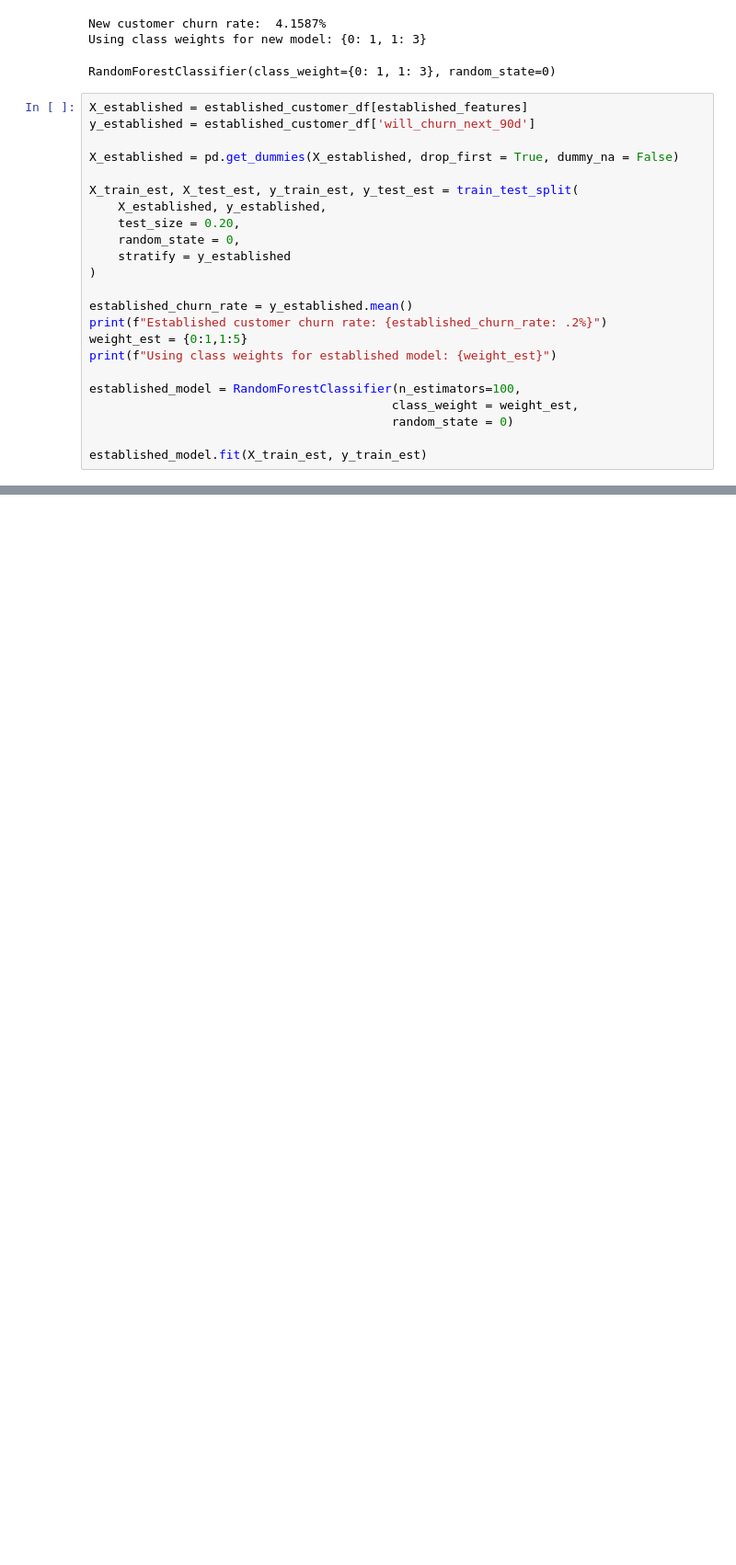
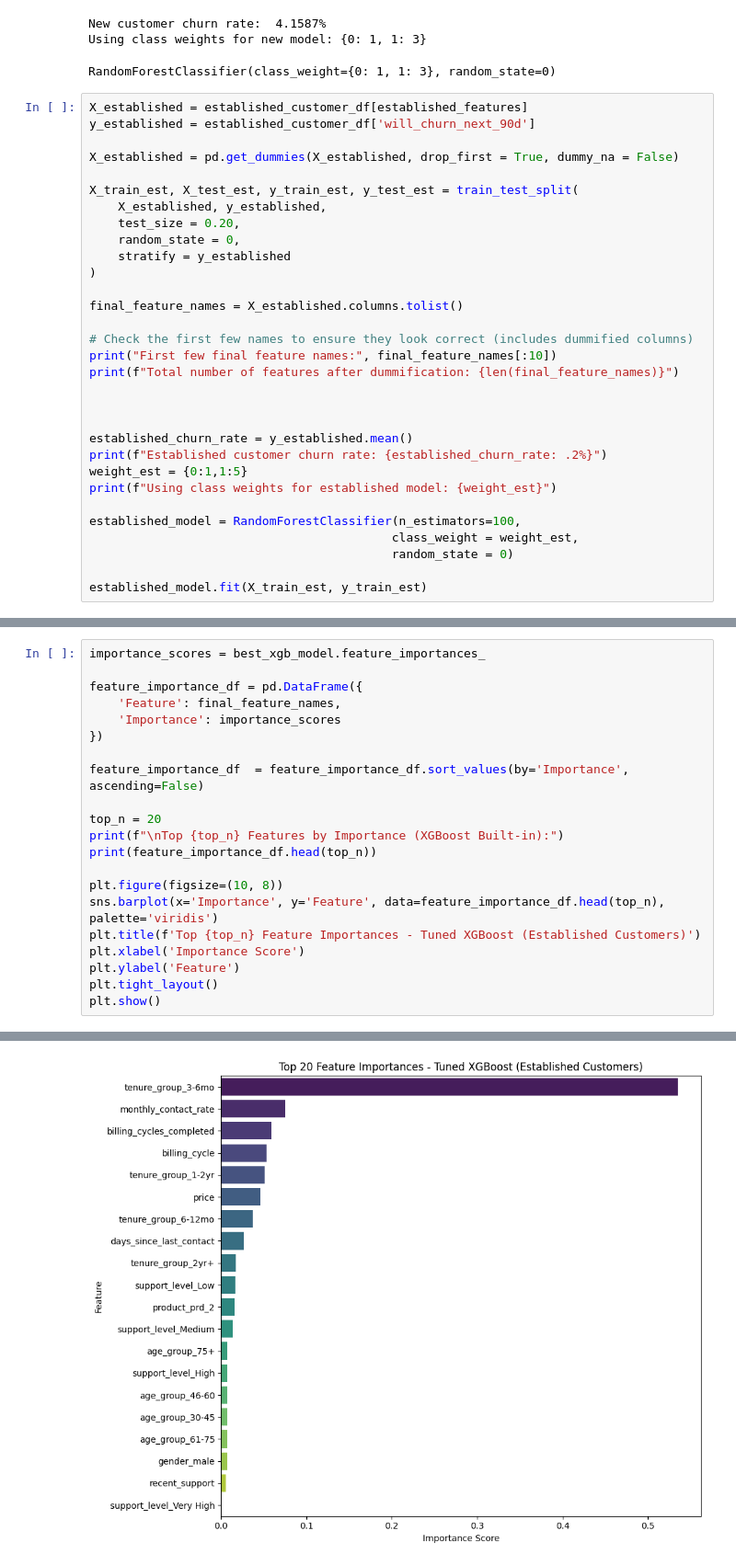
Before and after one commit to SarmadC/Churn-Prediction, a Jupyter notebook: churn-prediction.ipynb, the cells around one changed output, grey strips where cells are left out. Shown: that part at 92% size. Drawn from its saved outputs; the diff is of its cells as text; blank space fills up the shorter version.

```diff
--- a/churn-prediction.ipynb
+++ b/churn-prediction.ipynb
@@ -548,6 +550,14 @@ X_train_est, X_test_est, y_train_est, y_test_est = train_test_split(
     stratify = y_established
 )
 
+final_feature_names = X_established.columns.tolist()
+
+# Check the first few names to ensure they look correct (includes dummified columns)
+print("First few final feature names:", final_feature_names[:10])
+print(f"Total number of features after dummification: {len(final_feature_names)}")
+
+
+
 established_churn_rate = y_established.mean()
 print(f"Established customer churn rate: {established_churn_rate: .2%}")
 weight_est = {0:1,1:5}
@@ -695,0 +798,22 @@ Precision-Recall Curve AUC (PRC AUC): 0.4760
+# %%
+importance_scores = best_xgb_model.feature_importances_
+
+feature_importance_df = pd.DataFrame({
+    'Feature': final_feature_names,
+    'Importance': importance_scores
+})
+
+feature_importance_df  = feature_importance_df.sort_values(by='Importance', ascending=False)
+
+top_n = 20
+print(f"\nTop {top_n} Features by Importance (XGBoost Built-in):")
+print(feature_importance_df.head(top_n))
+
+plt.figure(figsize=(10, 8))
+sns.barplot(x='Importance', y='Feature', data=feature_importance_df.head(top_n), palette='viridis')
+plt.title(f'Top {top_n} Feature Importances - Tuned XGBoost (Established Customers)')
+plt.xlabel('Importance Score')
+plt.ylabel('Feature')
+plt.tight_layout()
+plt.show()
+# %% [output]
@@ -695,0 +837 @@ Precision-Recall Curve AUC (PRC AUC): 0.4760
+[figure, added]
```
Also changed, not shown: parts of 8 cells of this notebook.
